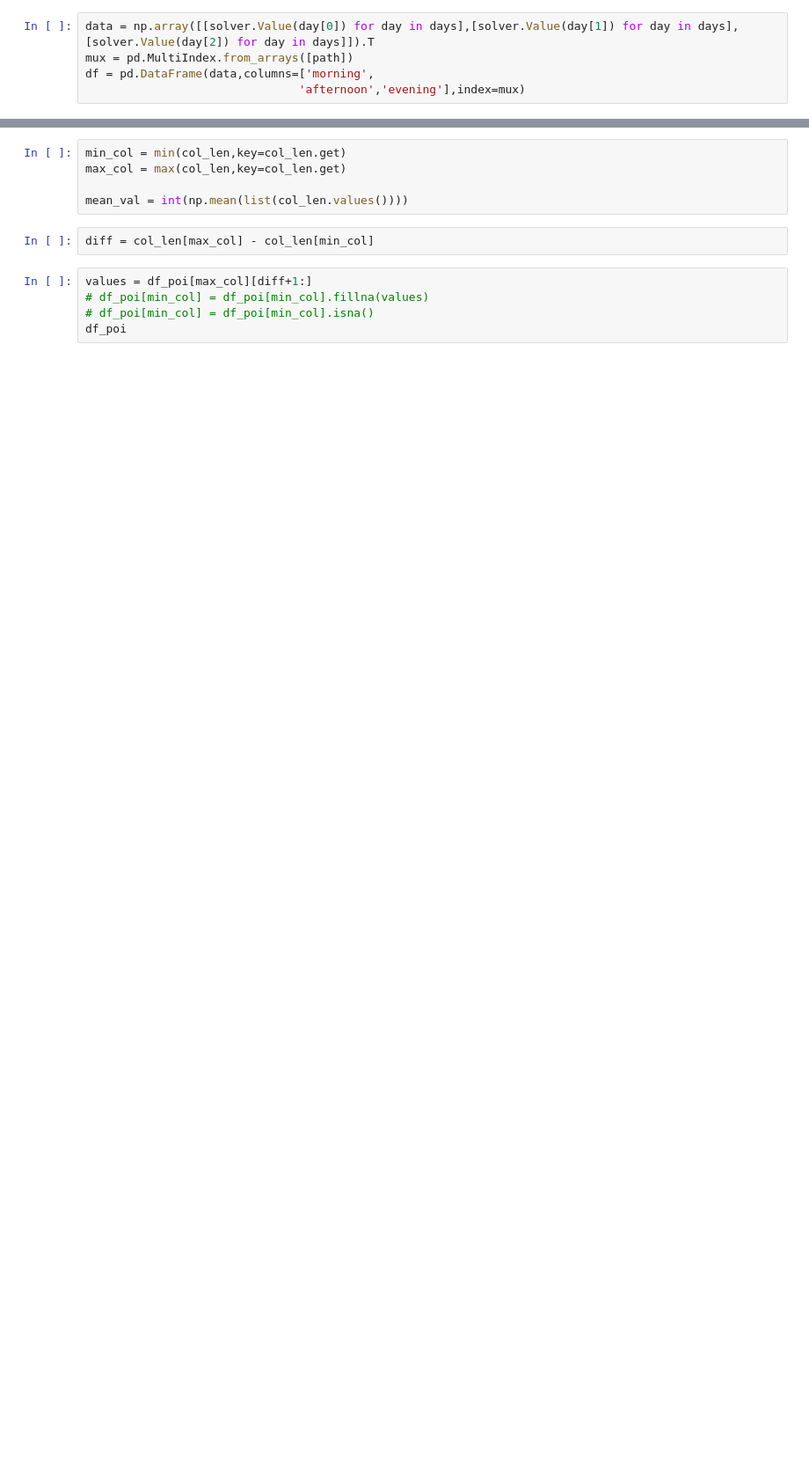
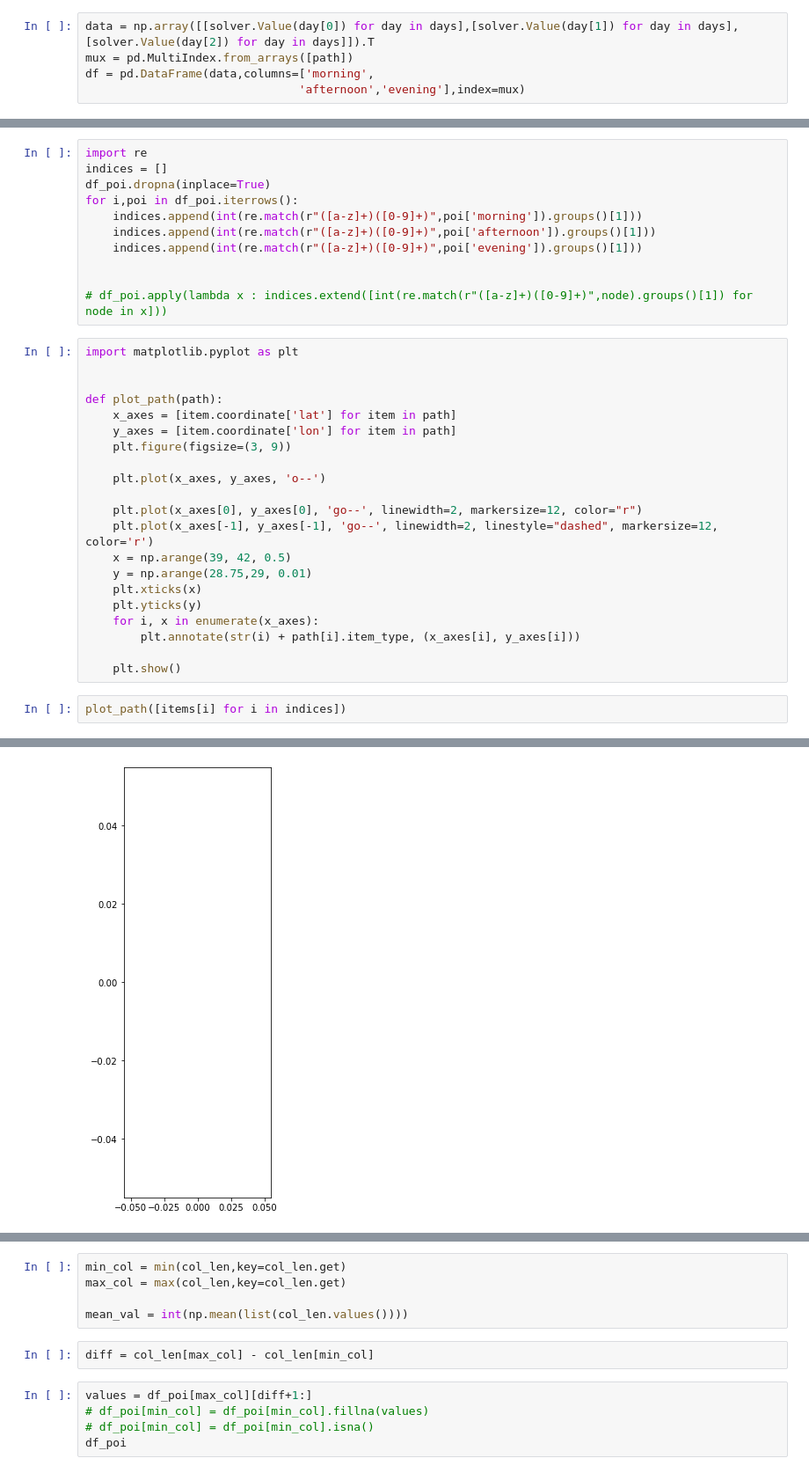
Before and after one commit to Ammar0ah/Itinerary-planning-system, a Jupyter notebook: search_engine/trip_planner/trip_classes/Trip Scheduler.ipynb, the cells around one changed output, grey strips where cells are left out. Shown at 88% size. Drawn from its saved outputs; the diff is of its cells as text; blank space fills up the shorter version.

```diff
--- a/search_engine/trip_planner/trip_classes/Trip Scheduler.ipynb
+++ b/search_engine/trip_planner/trip_classes/Trip Scheduler.ipynb
@@ -290,0 +314,35 @@ df_poi
+# %%
+import re
+indices = []
+df_poi.dropna(inplace=True)
+for i,poi in df_poi.iterrows():
+    indices.append(int(re.match(r"([a-z]+)([0-9]+)",poi['morning']).groups()[1]))
+    indices.append(int(re.match(r"([a-z]+)([0-9]+)",poi['afternoon']).groups()[1]))
+    indices.append(int(re.match(r"([a-z]+)([0-9]+)",poi['evening']).groups()[1]))
+
+
+# df_poi.apply(lambda x : indices.extend([int(re.match(r"([a-z]+)([0-9]+)",node).groups()[1]) for node in x]))
+# %%
+import matplotlib.pyplot as plt
+
+
+def plot_path(path):
+    x_axes = [item.coordinate['lat'] for item in path]
+    y_axes = [item.coordinate['lon'] for item in path]
+    plt.figure(figsize=(3, 9))
+
+    plt.plot(x_axes, y_axes, 'o--')
+
+    plt.plot(x_axes[0], y_axes[0], 'go--', linewidth=2, markersize=12, color="r")
+    plt.plot(x_axes[-1], y_axes[-1], 'go--', linewidth=2, linestyle="dashed", markersize=12, color='r')
+    x = np.arange(39, 42, 0.5)
+    y = np.arange(28.75,29, 0.01)
+    plt.xticks(x)
+    plt.yticks(y)
+    for i, x in enumerate(x_axes):
+        plt.annotate(str(i) + path[i].item_type, (x_axes[i], y_axes[i]))
+
+    plt.show()
+# %%
+plot_path([items[i] for i in indices])
+# %% [output]
@@ -291,3 +350,4 @@ df_poi
+[figure, added]
 # %%
 col_len = {}
 for col in df_poi.columns:
```
Also changed, not shown: parts of 32 cells of this notebook, 7 other files.
